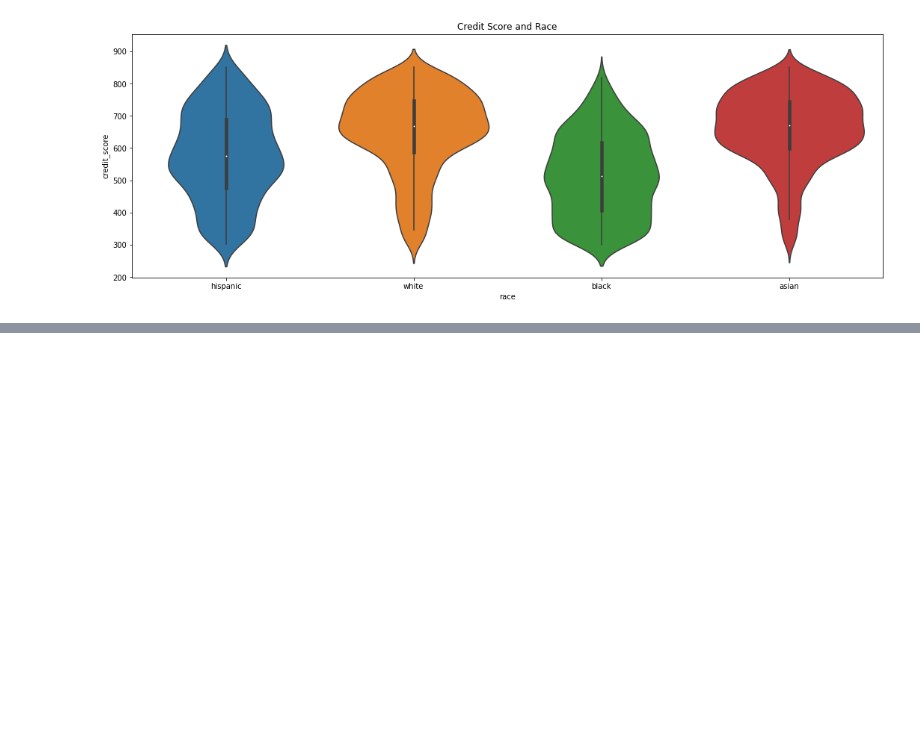
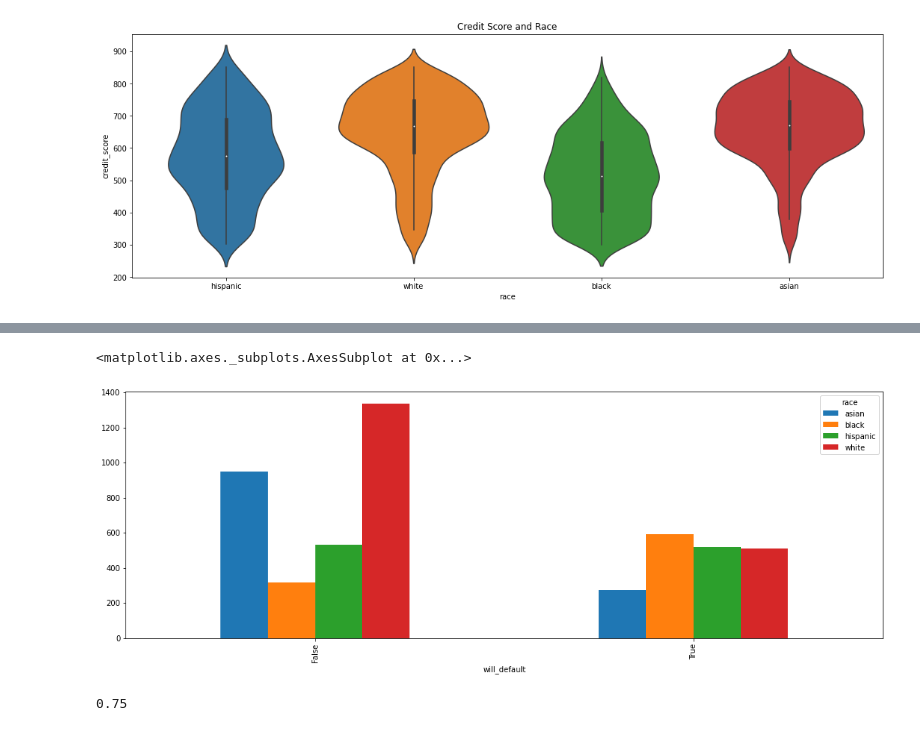
Before and after one commit to nilishalu/ML-Learning-Models, a Jupyter notebook: ML_Basics_Data.ipynb, the cells around one changed output, grey strips where cells are left out. Drawn from its saved outputs; the diff is of its cells as text; code cells hidden in the pictures; blank space fills up the shorter version.

```diff
--- a/ML_Basics_Data.ipynb
+++ b/ML_Basics_Data.ipynb
@@ -151,0 +155,6 @@ plt.show()
+# %%
+crosstab_result = pd.crosstab(index = df['will_default'], columns = df['race'])
+crosstab_result.plot.bar()
+# %% [output]
+<matplotlib.axes._subplots.AxesSubplot at 0x...>
+[figure, added]
@@ -151,0 +166,12 @@ plt.show()
+# %%
+import numpy as np
+
+# correct_answers = np.array(['a', 'a', 'c', 'b'])
+# predictions = np.array(['a', 'd', 'b', 'b'])
+
+correct_answers = np.array([1, 0, 1, 0])
+predictions = np.array([0, 0, 1, 0])
+
+get_accuracy(predictions, correct_answers)
+# %% [output]
+0.75
```
Also changed, not shown: parts of 11 cells of this notebook.
